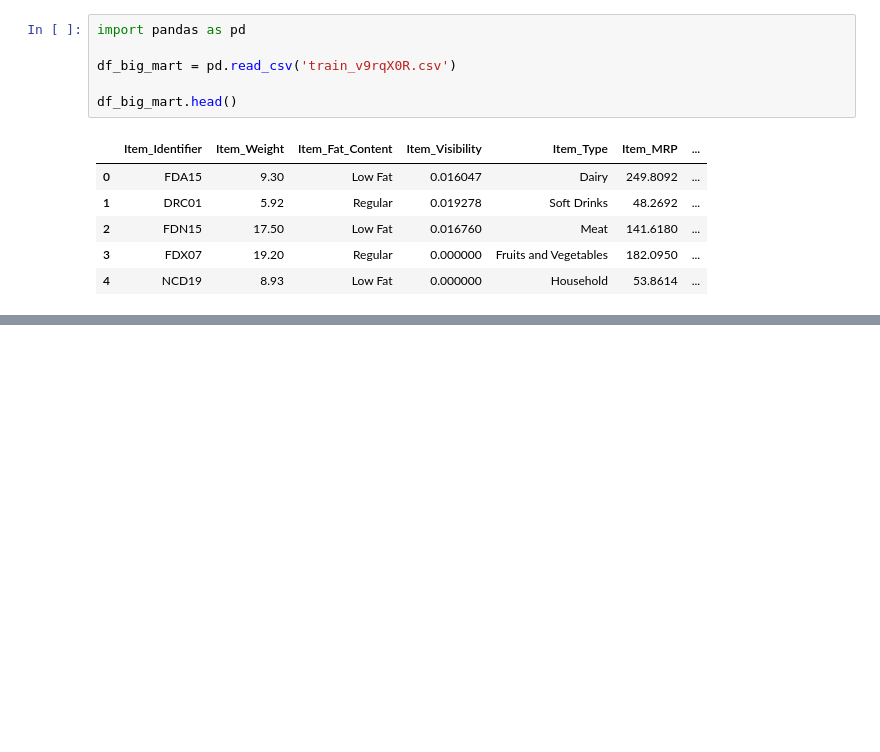
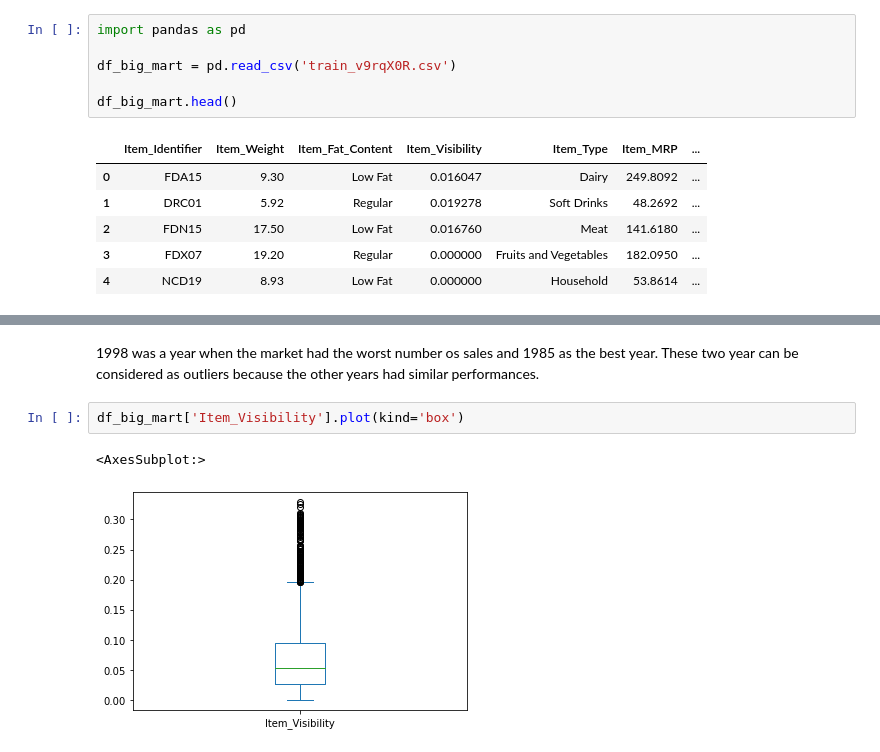
Before and after one commit to duartejr/analytics_vidhya, a Jupyter notebook: data_science_path_2022/mar/EDA_big_mart_sales.ipynb, the cells around one changed output, grey strips where cells are left out. Drawn from its saved outputs; the diff is of its cells as text; blank space fills up the shorter version.

```diff
--- a/data_science_path_2022/mar/EDA_big_mart_sales.ipynb
+++ b/data_science_path_2022/mar/EDA_big_mart_sales.ipynb
@@ -48,0 +94,7 @@ df_big_mart.head()
+# %% [markdown]
+1998 was a year when the market had the worst number os sales and 1985 as the best year. These two year can be considered as outliers because the other years had similar performances.
+# %%
+df_big_mart['Item_Visibility'].plot(kind='box')
+# %% [output]
+<AxesSubplot:>
+[figure, added]
```
Also changed, not shown: parts of 11 cells of this notebook.
